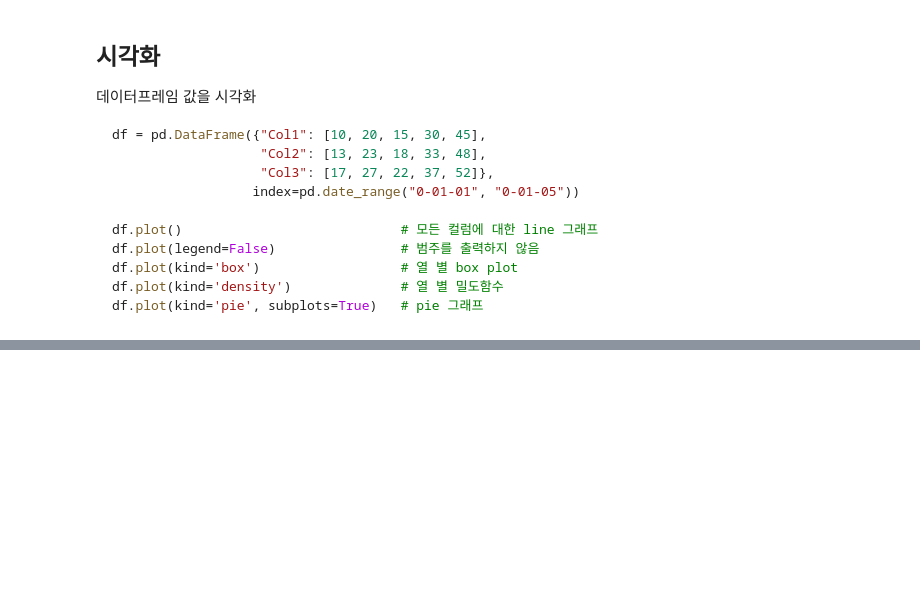
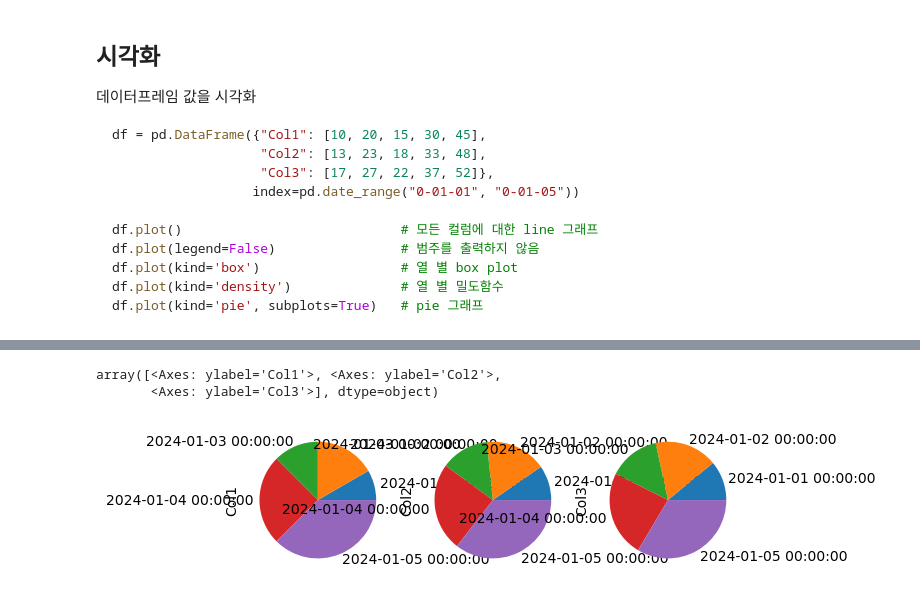
Before and after one commit to hwarange/qwer, a Jupyter notebook: day16_pandas.ipynb, the cells around one changed output, grey strips where cells are left out. Saved outputs shown, nothing was run; the diff lists cells and outputs as text; code cells hidden in the pictures; blank space fills up the shorter version.

```diff
--- a/day16_pandas.ipynb
+++ b/day16_pandas.ipynb
@@ -2091,0 +2209,6 @@ df.plot(kind='pie', subplots=True)   # pie 그래프
+# %%
+df.plot(kind='pie', subplots=True, legend=False) # subplots이라는 옵션필수
+# %% [output]
+array([<Axes: ylabel='Col1'>, <Axes: ylabel='Col2'>,
+       <Axes: ylabel='Col3'>], dtype=object)
+[figure, added]
```
Also changed, not shown: parts of 14 cells of this notebook, 1 other file.
